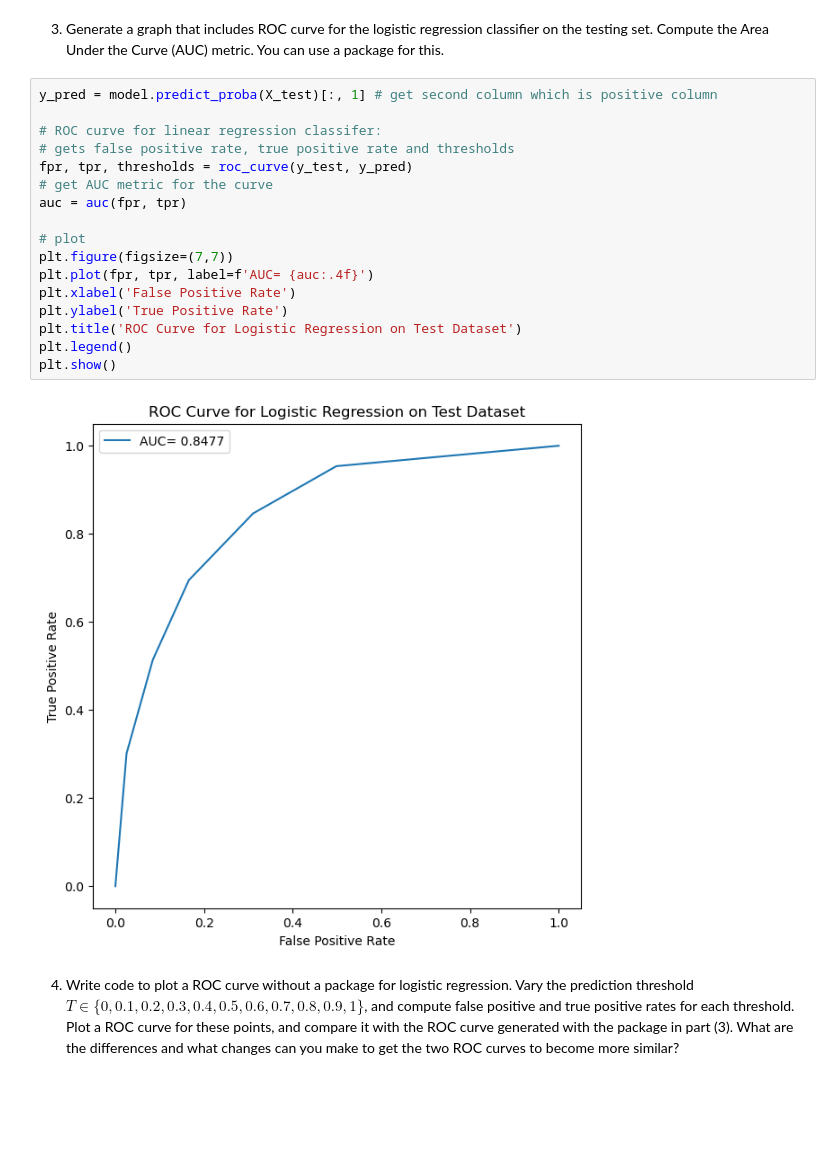
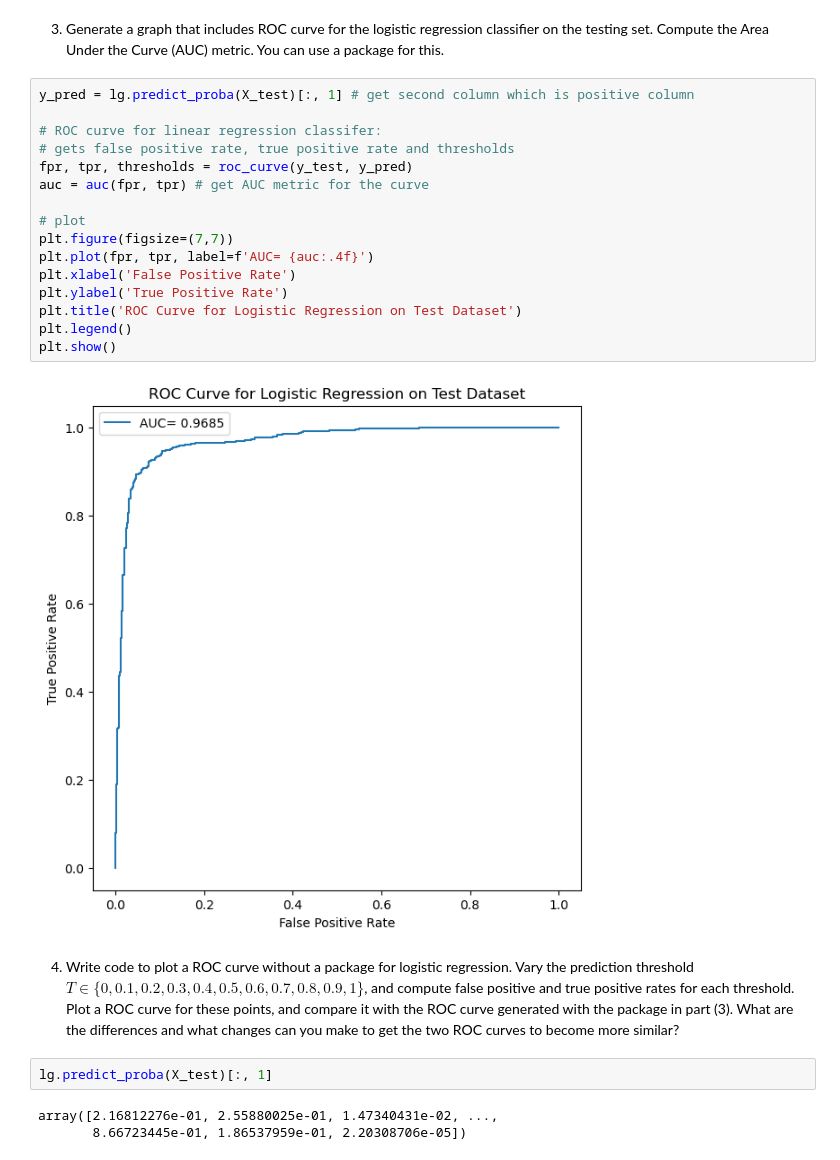
Before and after one commit to pponn/DS4400, a Jupyter notebook: HW3/problem3.ipynb, the cells around one changed output. Cells and saved outputs as stored; diff of their text form; blank space fills up the shorter version.

```diff
--- a/HW3/problem3.ipynb
+++ b/HW3/problem3.ipynb
@@ -146,23 +146,27 @@ kNN:
 3. Generate a graph that includes ROC curve for the logistic regression classifier on the testing set. Compute the Area Under the Curve
 (AUC) metric. You can use a package for this.
 # %%
-y_pred = model.predict_proba(X_test)[:, 1] # get second column which is positive column
+y_pred = lg.predict_proba(X_test)[:, 1] # get second column which is positive column
 
 # ROC curve for linear regression classifer:
 # gets false positive rate, true positive rate and thresholds
 fpr, tpr, thresholds = roc_curve(y_test, y_pred)
-# get AUC metric for the curve
-auc = auc(fpr, tpr)
+auc = auc(fpr, tpr) # get AUC metric for the curve
 
 # plot
 plt.figure(figsize=(7,7))
 plt.plot(fpr, tpr, label=f'AUC= {auc:.4f}')
 plt.xlabel('False Positive Rate')
 plt.ylabel('True Positive Rate')
 plt.title('ROC Curve for Logistic Regression on Test Dataset')
 plt.legend()
 plt.show()
 # %% [output]
-[figure, old version]
+[figure, new version]
 # %% [markdown]
 4. Write code to plot a ROC curve without a package for logistic regression. Vary the prediction threshold $T \in \{0,0.1,0.2,0.3,0.4,0.5,0.6,0.7,0.8,0.9,1\}$, and compute false positive and true positive rates for each threshold. Plot a ROC curve for these points, and compare it with the ROC curve generated with the package in part (3). What are the differences and what changes can you make to get the two ROC curves to become more similar?
+# %%
+lg.predict_proba(X_test)[:, 1]
+# %% [output]
+array([2.16812276e-01, 2.55880025e-01, 1.47340431e-02, ...,
+       8.66723445e-01, 1.86537959e-01, 2.20308706e-05])
```
Also changed, not shown: parts of 1 cell of this notebook.
